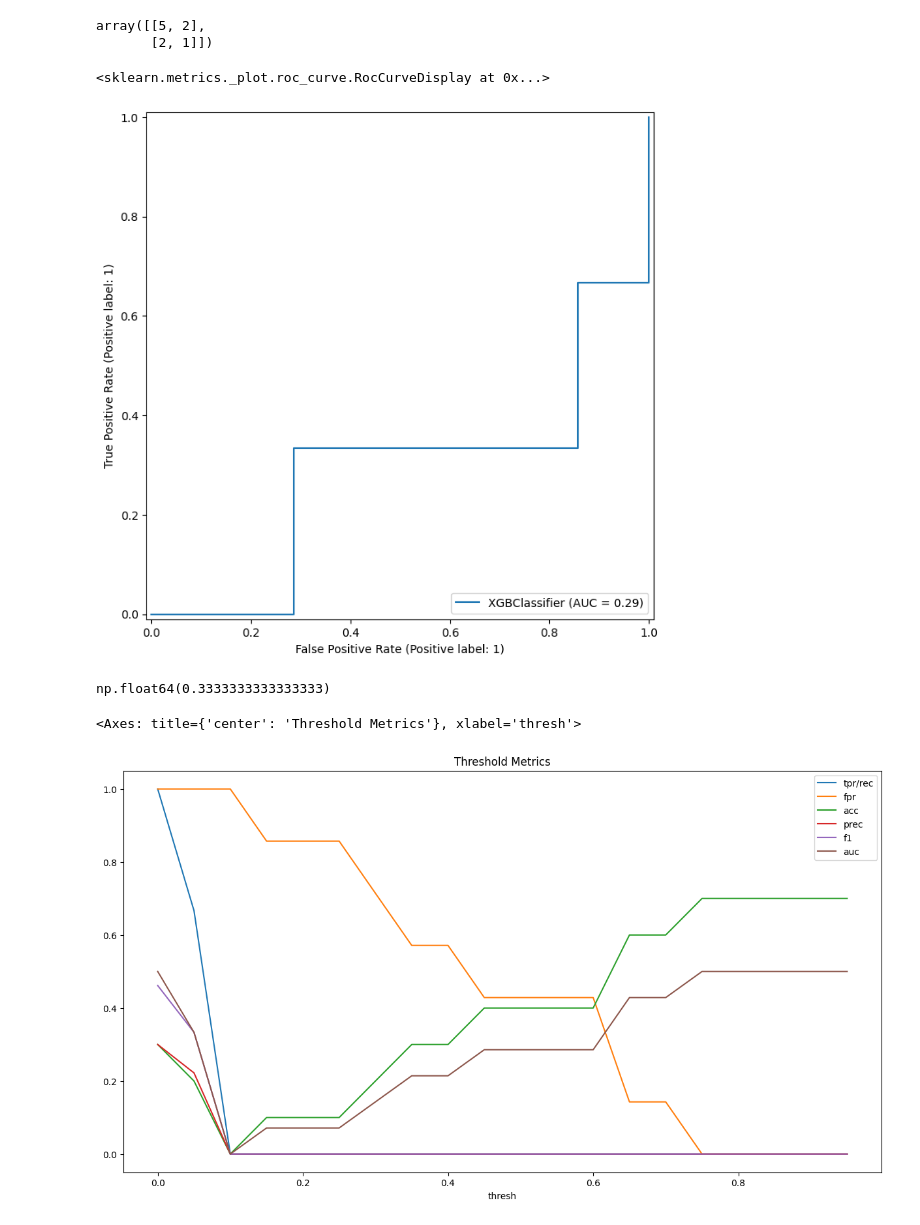
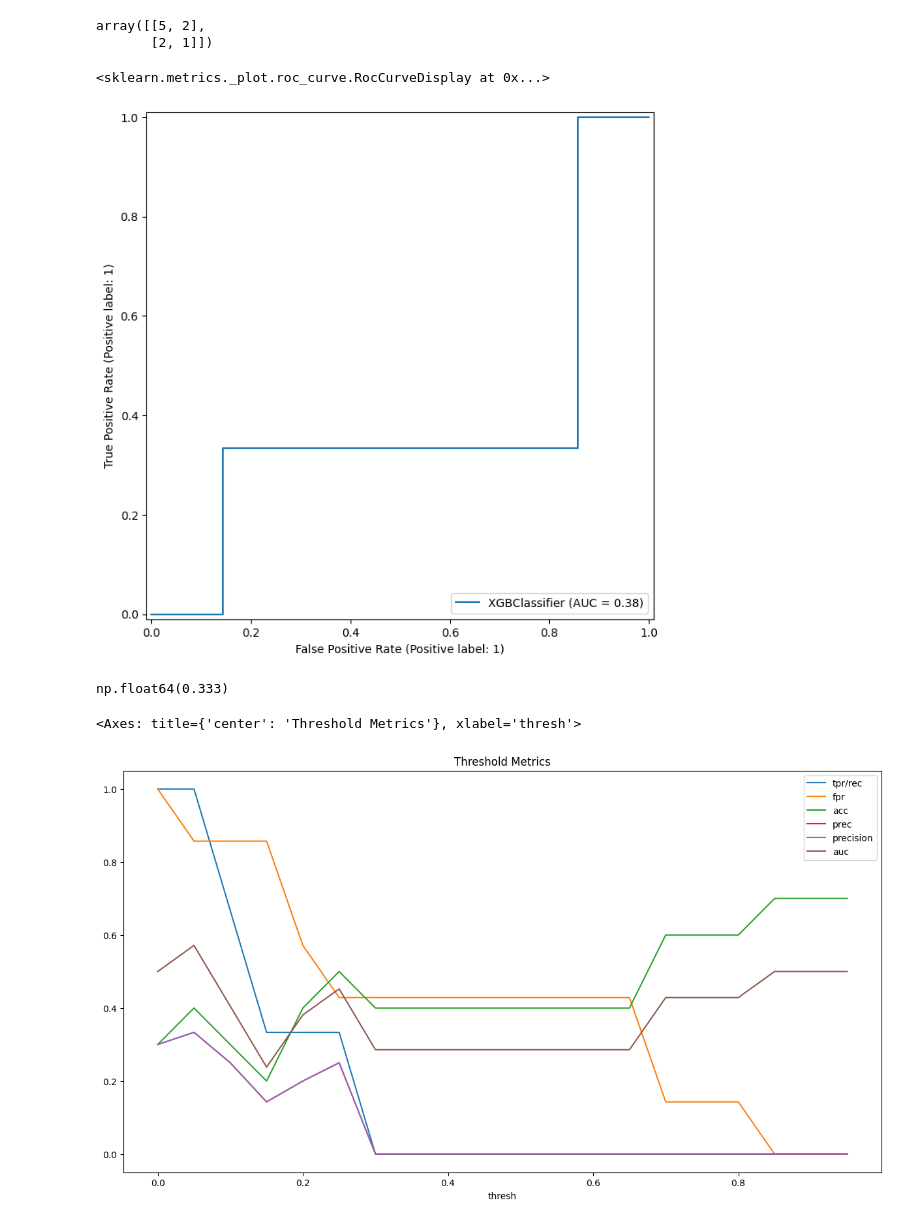
Before and after one commit to kamil0920/football_result_prediction-v2, a Jupyter notebook: src/evaluation/model_evaluation.ipynb, the cells around one changed output. Cells and saved outputs as stored; diff of their text form; code cells hidden in the pictures.

```diff
--- a/src/evaluation/model_evaluation.ipynb
+++ b/src/evaluation/model_evaluation.ipynb
@@ -6,19 +6,19 @@ from src.helper import get_split_data
 # %%
 X_trn, y_trn, X_val, y_val, X_tst, y_tst = get_split_data.split_data_for_training(6)
 # %%
-params = {'colsample_bytree': 0.8829682348067726,
-          'gamma': 2.153140019195803,
-          'learning_rate': 0.2839181641252695,
-          'max_depth': 10,
-          'n_estimators': 750,
-          'reg_alpha': 0.05456053939633371,
-          'reg_lambda': 0.014211434927705319,
-          'subsample': 0.8413541436147373
-          }
+params = {'colsample_bytree': 0.8604563037840777,
+              'gamma': 3.4674453268197127,
+              'learning_rate': 0.2905259345730205,
+              'max_depth': 9,
+              'n_estimators': 500,
+              'reg_alpha': 0.002112657933466668,
+              'reg_lambda': 0.040320307774314994,
+              'subsample': 0.8444448235278171,
+              }
 
 xg = xgb.XGBClassifier(**params, random_state=42)
 xg.fit(X_trn, y_trn, eval_set=[(X_trn, y_trn), (X_val, y_val)], verbose=False)
 y_pred = xg.predict(X_tst)
 
-f1_score(y_tst, y_pred, average='binary').round(3)
+precision_score(y_tst, y_pred, average='binary', zero_division=1).round(3)
 # %% [output]
@@ -47,18 +47,17 @@ fig, ax = plt.subplots(figsize=(8, 8))
 metrics.RocCurveDisplay.from_estimator(xg, X_tst, y_tst, ax=ax)
 # %% [output]
 <sklearn.metrics._plot.roc_curve.RocCurveDisplay at 0x...>
-[figure, old version]
+[figure, new version]
 # %%
 from src.evaluation.threshold_xgb_classidier import ThresholdXGBClassifier
 
-xgb90 = ThresholdXGBClassifier(xgb=xg, threshold=.5, verbosity=0)
+xgb90 = ThresholdXGBClassifier(xgb=xg, threshold=.3, verbosity=0)
 xgb90.fit(X_trn, y_trn, eval_set=[(X_trn, y_trn), (X_val, y_val)], verbose=False)
 y_pred = xgb90.predict(X_tst)
 
-precision_score(y_tst, y_pred,)
-# f1_score(y_tst, y_pred, average='binary').round(3)
+precision_score(y_tst, y_pred, average='binary', zero_division=1).round(3)
 # %% [output]
-np.float64(0.3333333333333333)
+np.float64(0.333)
 # %%
 import numpy as np
 
@@ -90,7 +89,7 @@ for thresh in np.arange(0, 1, step=.05):
     val = [thresh, tpr, fpr]
 
     for metric in [metrics.accuracy_score, metrics.precision_score,
-                   metrics.recall_score, metrics.f1_score,
+                   metrics.recall_score, metrics.precision_score,
                    metrics.roc_auc_score]:
         try:
             val.append(metric(y_tst, probs > thresh, zero_division=0))
@@ -100,14 +99,14 @@ for thresh in np.arange(0, 1, step=.05):
     vals.append(val)
 # %%
 fig, ax = plt.subplots(figsize=(15, 8))
-(pd.DataFrame(vals, columns=['thresh', 'tpr/rec', 'fpr', 'acc','prec', 'rec', 'f1', 'auc'])
+(pd.DataFrame(vals, columns=['thresh', 'tpr/rec', 'fpr', 'acc','prec', 'rec', 'precision', 'auc'])
  .drop(columns='rec')
  .set_index('thresh')
  .plot(ax=ax, title='Threshold Metrics')
  )
 # %% [output]
 <Axes: title={'center': 'Threshold Metrics'}, xlabel='thresh'>
-[figure, old version]
+[figure, new version]
 # %%
 import scikitplot
 fig, ax = plt.subplots(figsize=(8, 4))
```
Also changed, not shown: parts of 3 cells of this notebook, 5 other files.
